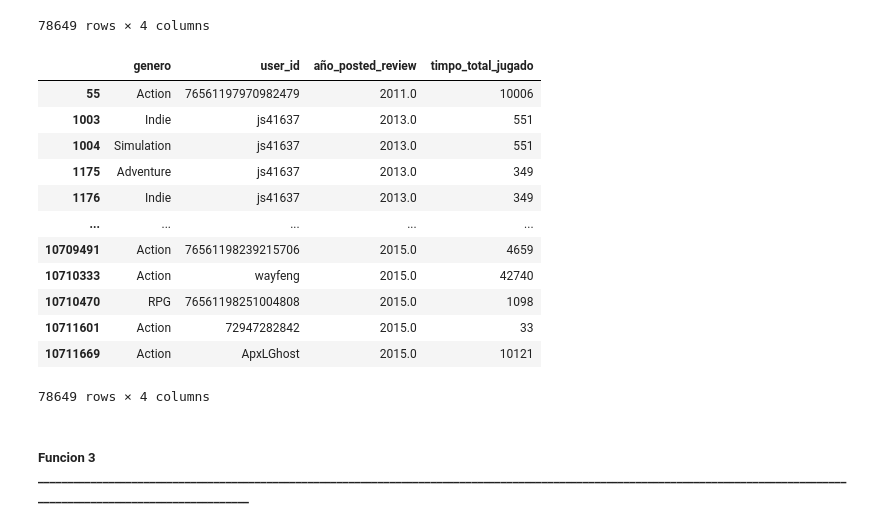
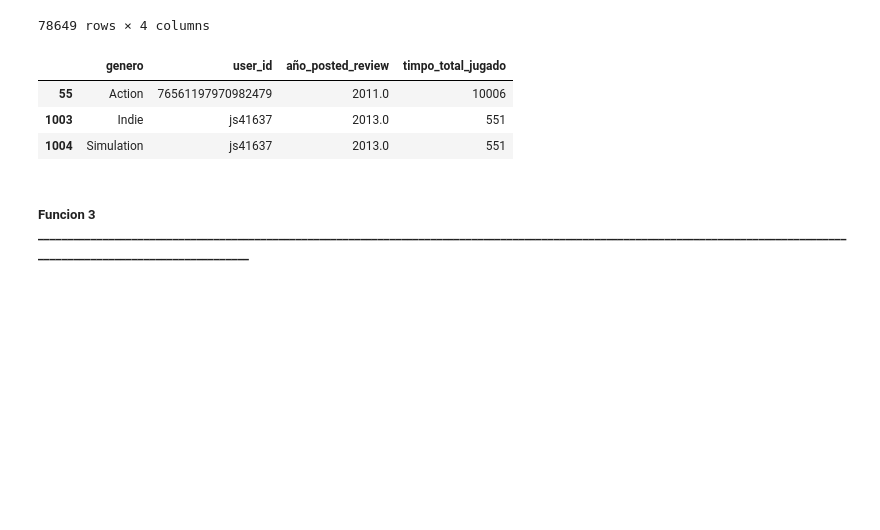
Before and after one commit to PabloSalinas2/MLOps_SteamGames, a Jupyter notebook: funciones.ipynb, the cells around one changed output. Drawn from its saved outputs; the diff is of its cells as text; code cells hidden in the pictures; blank space fills up the shorter version.

```diff
--- a/funciones.ipynb
+++ b/funciones.ipynb
@@ -122,21 +122,12 @@ df_funcion2  # df definitivo
 # %%
 df_funcion2.to_csv('funcion2.csv',index=False)
 # %%
-df_funcion2
+df_funcion2.head(3)
 # %% [output]
 |  | genero | user_id | año_posted_review | timpo_total_jugado |
 | 55 | Action | 76561197970982479 | 2011.0 | 10006 |
 | 1003 | Indie | js41637 | 2013.0 | 551 |
 | 1004 | Simulation | js41637 | 2013.0 | 551 |
-| 1175 | Adventure | js41637 | 2013.0 | 349 |
-| 1176 | Indie | js41637 | 2013.0 | 349 |
-| ... | ... | ... | ... | ... |
-| 10709491 | Action | 76561198239215706 | 2015.0 | 4659 |
-| 10710333 | Action | wayfeng | 2015.0 | 42740 |
-| 10710470 | RPG | 76561198251004808 | 2015.0 | 1098 |
-| 10711601 | Action | 72947282842 | 2015.0 | 33 |
-| 10711669 | Action | ApxLGhost | 2015.0 | 10121 |
-78649 rows × 4 columns
 # %%
 def UserForGenre( genero : str ): #Debe devolver el usuario que acumula más horas jugadas para el género dado y una lista de la acumulación de horas jugadas por año.
     pass
```
Also changed, not shown: 2 other files.
